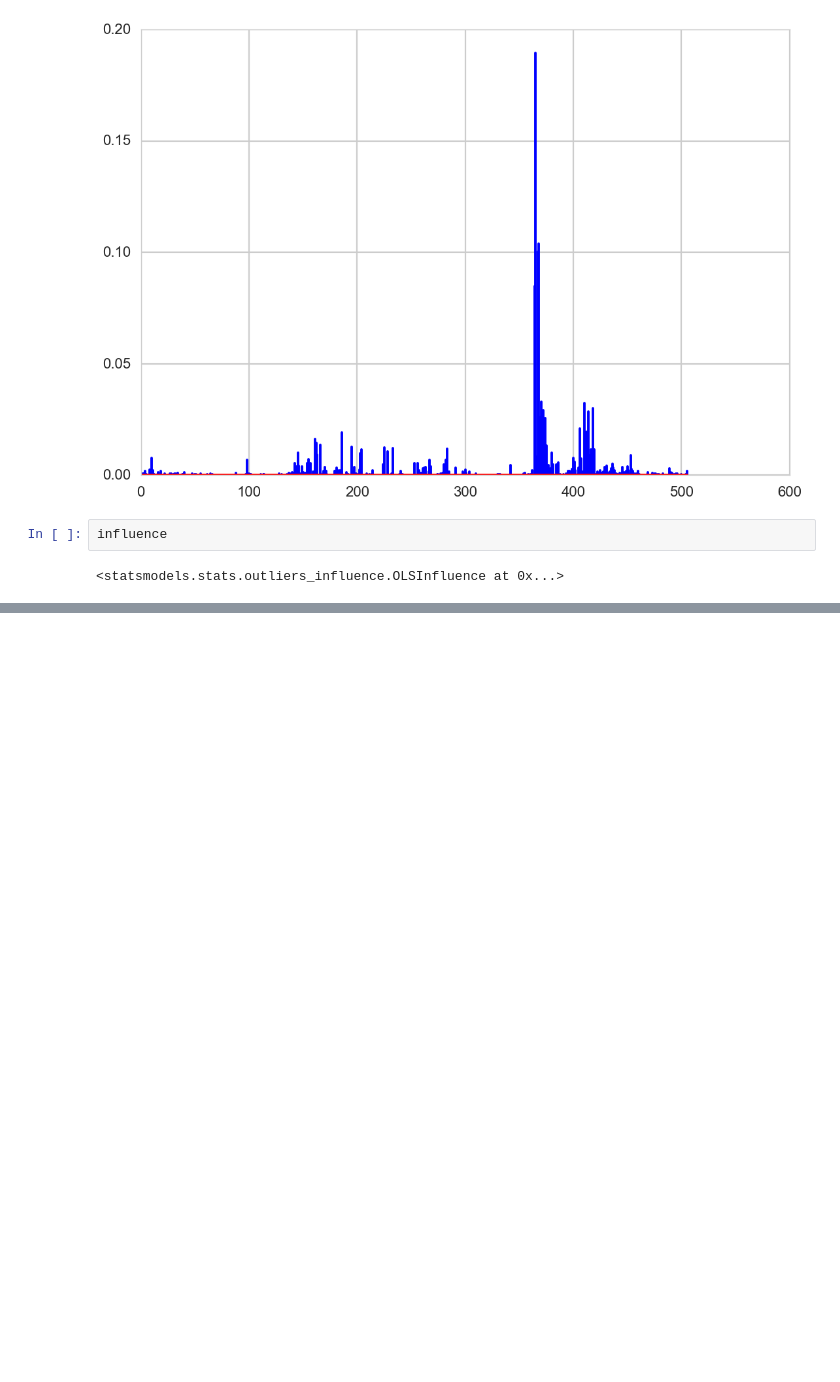
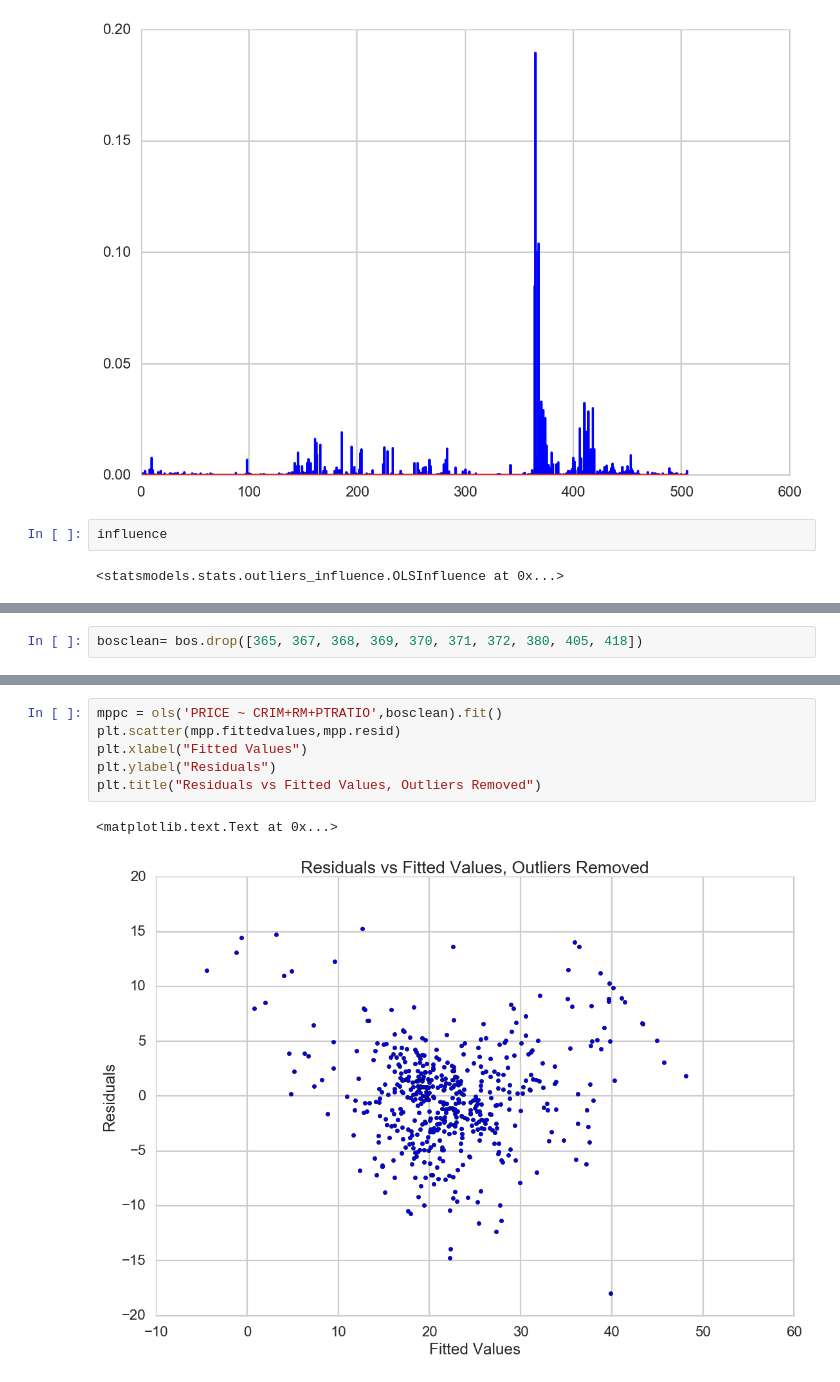
Before and after one commit to consta35/SB, a Jupyter notebook: Mini_Project_Linear_Regression_wAnswers.ipynb, the cells around one changed output, grey strips where cells are left out. Saved outputs shown, nothing was run; the diff lists cells and outputs as text; blank space fills up the shorter version.

```diff
--- a/Mini_Project_Linear_Regression_wAnswers.ipynb
+++ b/Mini_Project_Linear_Regression_wAnswers.ipynb
@@ -961,0 +960,2 @@ dtype: float64
+# %%
+bosclean= bos.drop([365, 367, 368, 369, 370, 371, 372, 380, 405, 418])
@@ -961,0 +974,9 @@ dtype: float64
+# %%
+mppc = ols('PRICE ~ CRIM+RM+PTRATIO',bosclean).fit()
+plt.scatter(mpp.fittedvalues,mpp.resid)
+plt.xlabel("Fitted Values")
+plt.ylabel("Residuals")
+plt.title("Residuals vs Fitted Values, Outliers Removed")
+# %% [output]
+<matplotlib.text.Text at 0x...>
+[figure, added]
```
Also changed, not shown: parts of 13 cells of this notebook.
